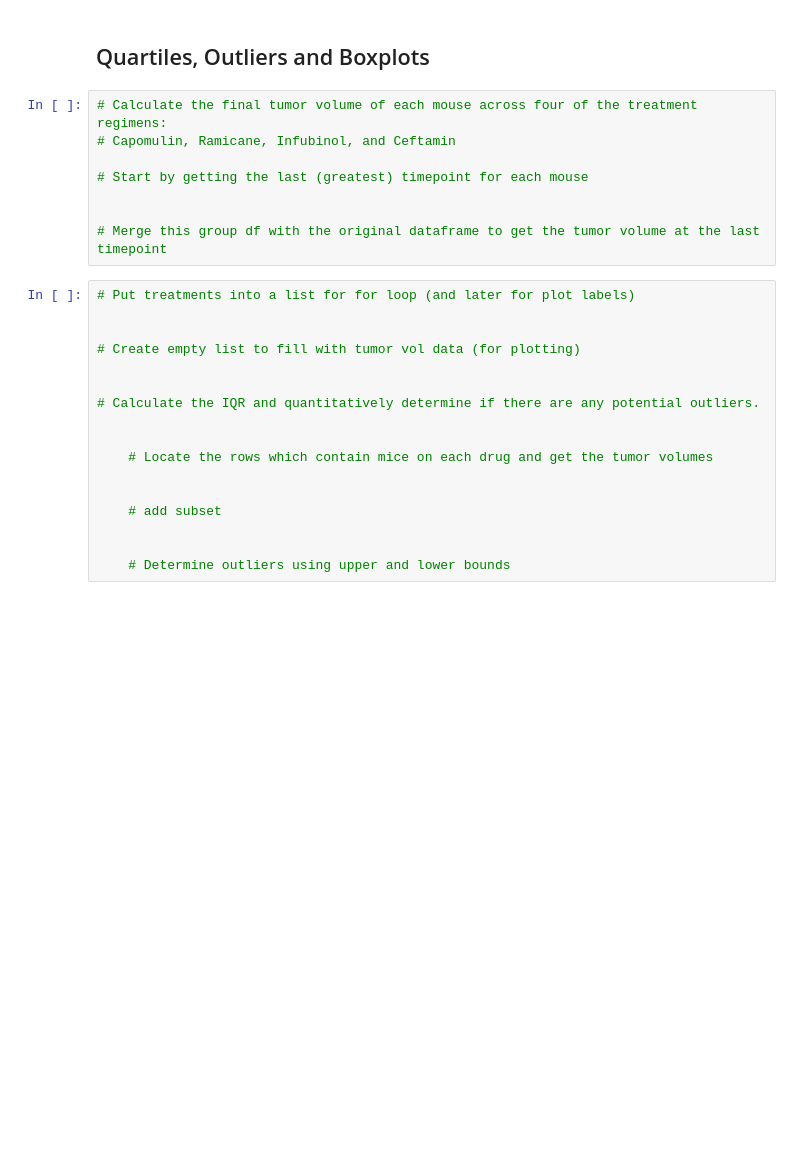
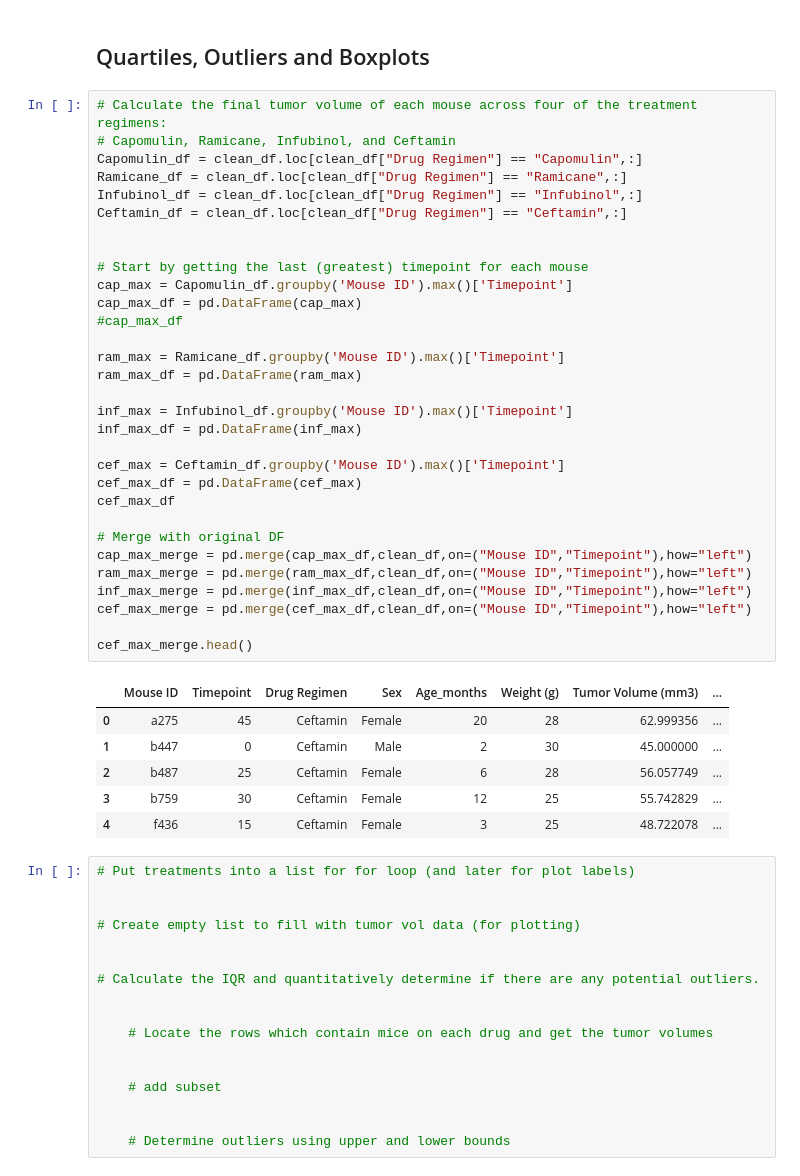
Before and after one commit to Tman2111/matplotlib_homework, a Jupyter notebook: Instructions/Pymaceuticals/pymaceuticals_starter.ipynb, the cells around one changed output. Drawn from its saved outputs; the diff is of its cells as text; blank space fills up the shorter version.

Commit message:
final tumor volume of each mouse across four

```diff
--- a/Instructions/Pymaceuticals/pymaceuticals_starter.ipynb
+++ b/Instructions/Pymaceuticals/pymaceuticals_starter.ipynb
@@ -196,14 +196,44 @@ plt.show
 [figure]
 # %% [markdown]
 ## Quartiles, Outliers and Boxplots
-# %%
-# Calculate the final tumor volume of each mouse across four of the treatment regimens:
-# Capomulin, Ramicane, Infubinol, and Ceftamin
-
-# Start by getting the last (greatest) timepoint for each mouse
-
-
-# Merge this group df with the original dataframe to get the tumor volume at the last timepoint
+# %%
+# Calculate the final tumor volume of each mouse across four of the treatment regimens:
+# Capomulin, Ramicane, Infubinol, and Ceftamin
+Capomulin_df = clean_df.loc[clean_df["Drug Regimen"] == "Capomulin",:]
+Ramicane_df = clean_df.loc[clean_df["Drug Regimen"] == "Ramicane",:]
+Infubinol_df = clean_df.loc[clean_df["Drug Regimen"] == "Infubinol",:]
+Ceftamin_df = clean_df.loc[clean_df["Drug Regimen"] == "Ceftamin",:]
+
+
+# Start by getting the last (greatest) timepoint for each mouse
+cap_max = Capomulin_df.groupby('Mouse ID').max()['Timepoint']
+cap_max_df = pd.DataFrame(cap_max)
+#cap_max_df
+
+ram_max = Ramicane_df.groupby('Mouse ID').max()['Timepoint']
+ram_max_df = pd.DataFrame(ram_max)
+
+inf_max = Infubinol_df.groupby('Mouse ID').max()['Timepoint']
+inf_max_df = pd.DataFrame(inf_max)
+
+cef_max = Ceftamin_df.groupby('Mouse ID').max()['Timepoint']
+cef_max_df = pd.DataFrame(cef_max)
+cef_max_df
+
+# Merge with original DF
+cap_max_merge = pd.merge(cap_max_df,clean_df,on=("Mouse ID","Timepoint"),how="left")
+ram_max_merge = pd.merge(ram_max_df,clean_df,on=("Mouse ID","Timepoint"),how="left")
+inf_max_merge = pd.merge(inf_max_df,clean_df,on=("Mouse ID","Timepoint"),how="left")
+cef_max_merge = pd.merge(cef_max_df,clean_df,on=("Mouse ID","Timepoint"),how="left")
+
+cef_max_merge.head()
+# %% [output]
+|  | Mouse ID | Timepoint | Drug Regimen | Sex | Age_months | Weight (g) | Tumor Volume (mm3) | ... |
+| 0 | a275 | 45 | Ceftamin | Female | 20 | 28 | 62.999356 | ... |
+| 1 | b447 | 0 | Ceftamin | Male | 2 | 30 | 45.000000 | ... |
+| 2 | b487 | 25 | Ceftamin | Female | 6 | 28 | 56.057749 | ... |
+| 3 | b759 | 30 | Ceftamin | Female | 12 | 25 | 55.742829 | ... |
+| 4 | f436 | 15 | Ceftamin | Female | 3 | 25 | 48.722078 | ... |
 # %%
 # Put treatments into a list for for loop (and later for plot labels)
 
```
